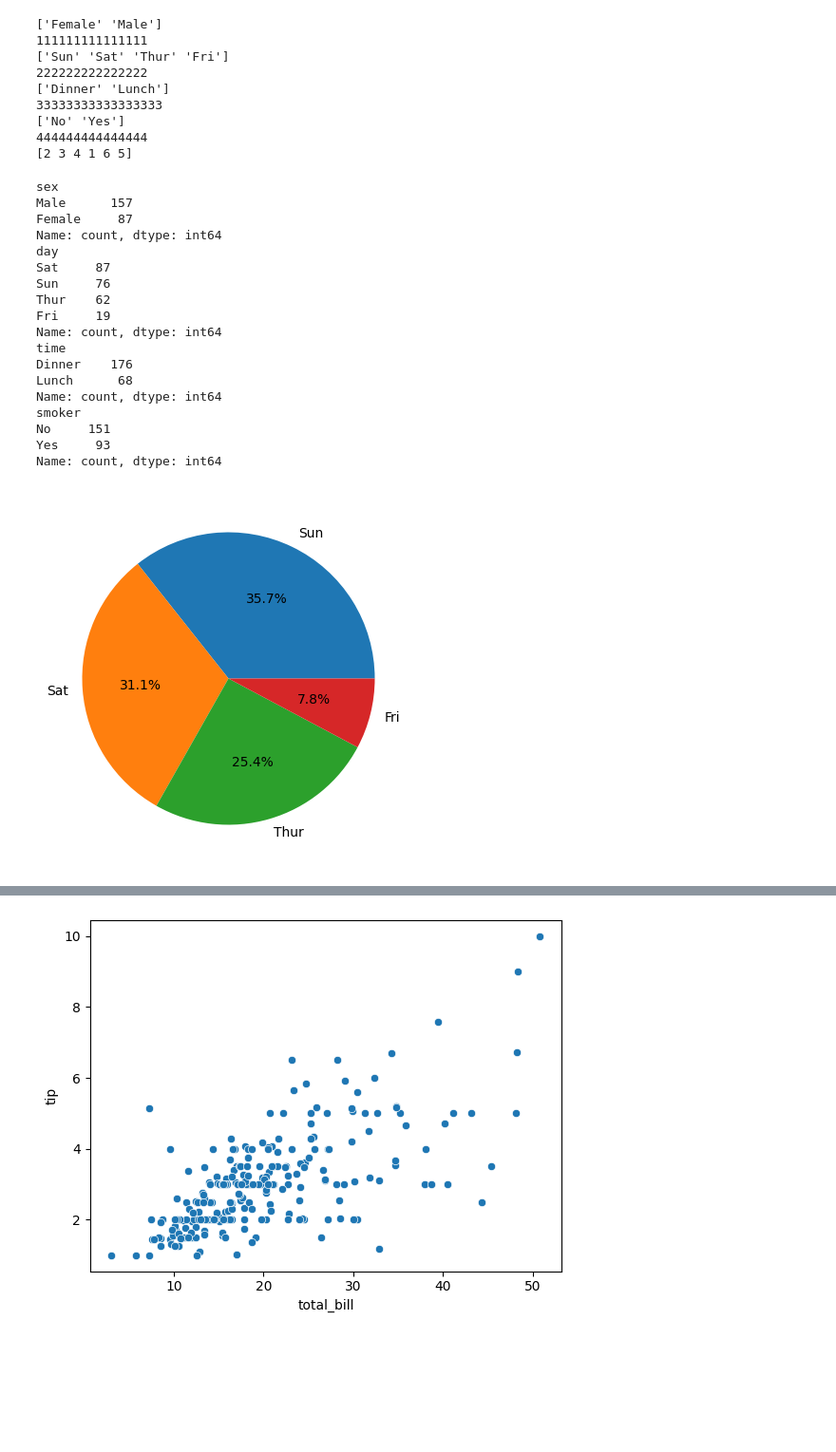
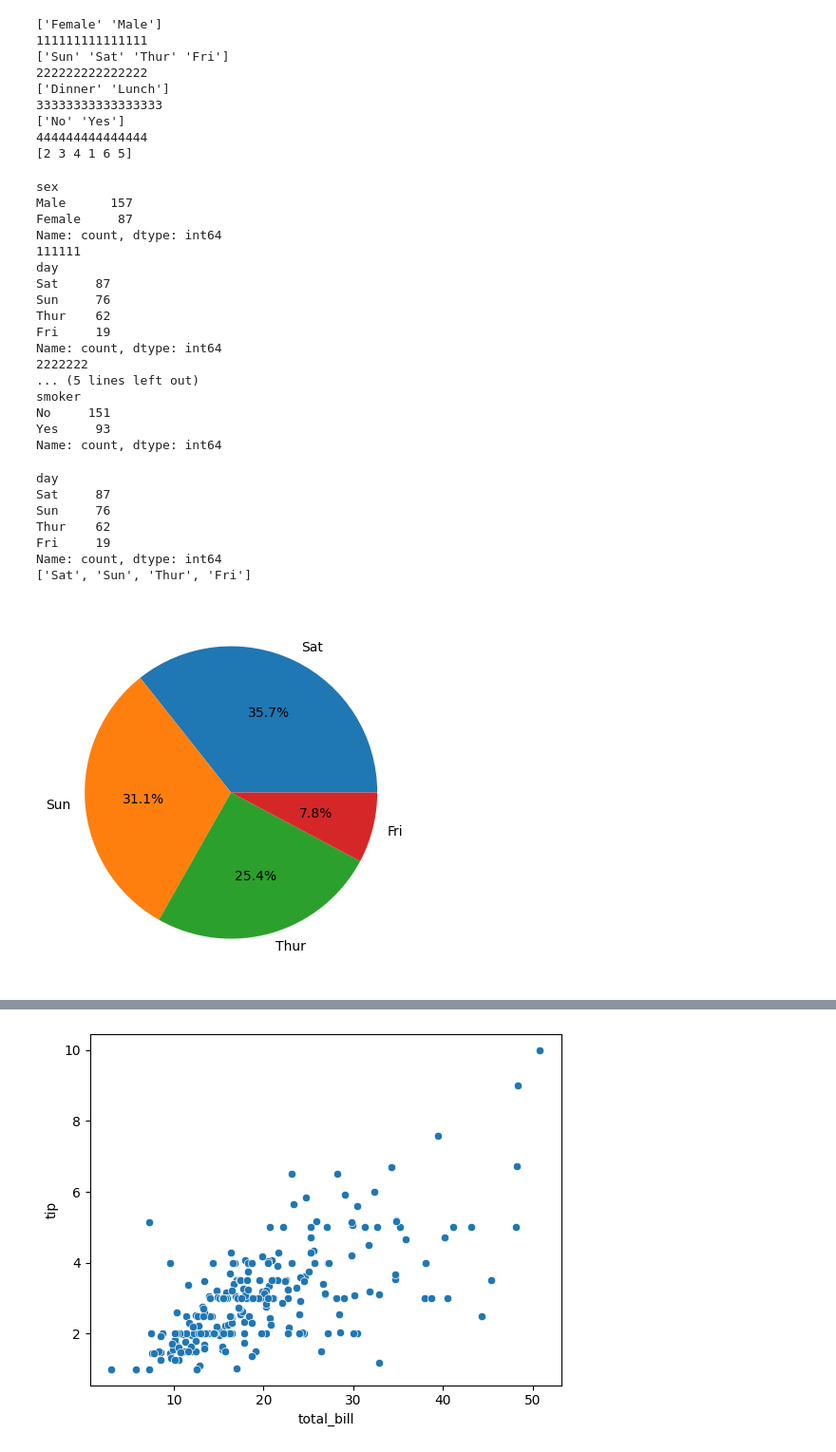
Before and after one commit to ash322ash422/tut_ml, a Jupyter notebook: tut_misc_EDA/tut_EDA_tips_data.ipynb, the cells around one changed output, grey strips where cells are left out. Shown at 95% size. Cells and saved outputs as stored; diff of their text form; code cells hidden in the pictures; blank space fills up the shorter version.

```diff
--- a/tut_misc_EDA/tut_EDA_tips_data.ipynb
+++ b/tut_misc_EDA/tut_EDA_tips_data.ipynb
@@ -90,36 +142,53 @@ print(df['size'].unique())
 444444444444444
 [2 3 4 1 6 5]
 # %%
+# Now lets find count of each values for above columns:
+
 print(df['sex'].value_counts())
+print("111111")
 print(df['day'].value_counts())
+print("2222222")
 print(df['time'].value_counts())
+print("3333333")
 print(df['smoker'].value_counts())
 # %% [output]
 sex
 Male      157
 Female     87
 Name: count, dtype: int64
+111111
 day
 Sat     87
 Sun     76
 Thur    62
 Fri     19
 Name: count, dtype: int64
-time
-Dinner    176
-Lunch      68
-Name: count, dtype: int64
+2222222
+... (5 lines left out)
 smoker
 No     151
 Yes     93
 Name: count, dtype: int64
 # %%
+# Lets visualize above value counts with pie plot
 #'autopct' displays the percentage upto the 1 decimal
 #'radiius' sets the radius of pie plot
 plt.figure(figsize = (10, 5))
-plt.pie(df['day'].value_counts(), autopct="%.1f%%", radius=1, labels=df['day'].unique())
+data = df['day'].value_counts()
+labels = df['day'].value_counts().index.tolist() # IMPORTANT: the labels should match with the numbers in data
+print(data)
+print(labels)
+
+plt.pie(data, autopct="%.1f%%", radius=1, labels=labels)
 
 plt.show()
 # %% [output]
+day
+Sat     87
+Sun     76
+Thur    62
+Fri     19
+Name: count, dtype: int64
+['Sat', 'Sun', 'Thur', 'Fri']
-[figure, old version]
+[figure, new version]
 # %%
```
Also changed, not shown: parts of 28 cells of this notebook.
